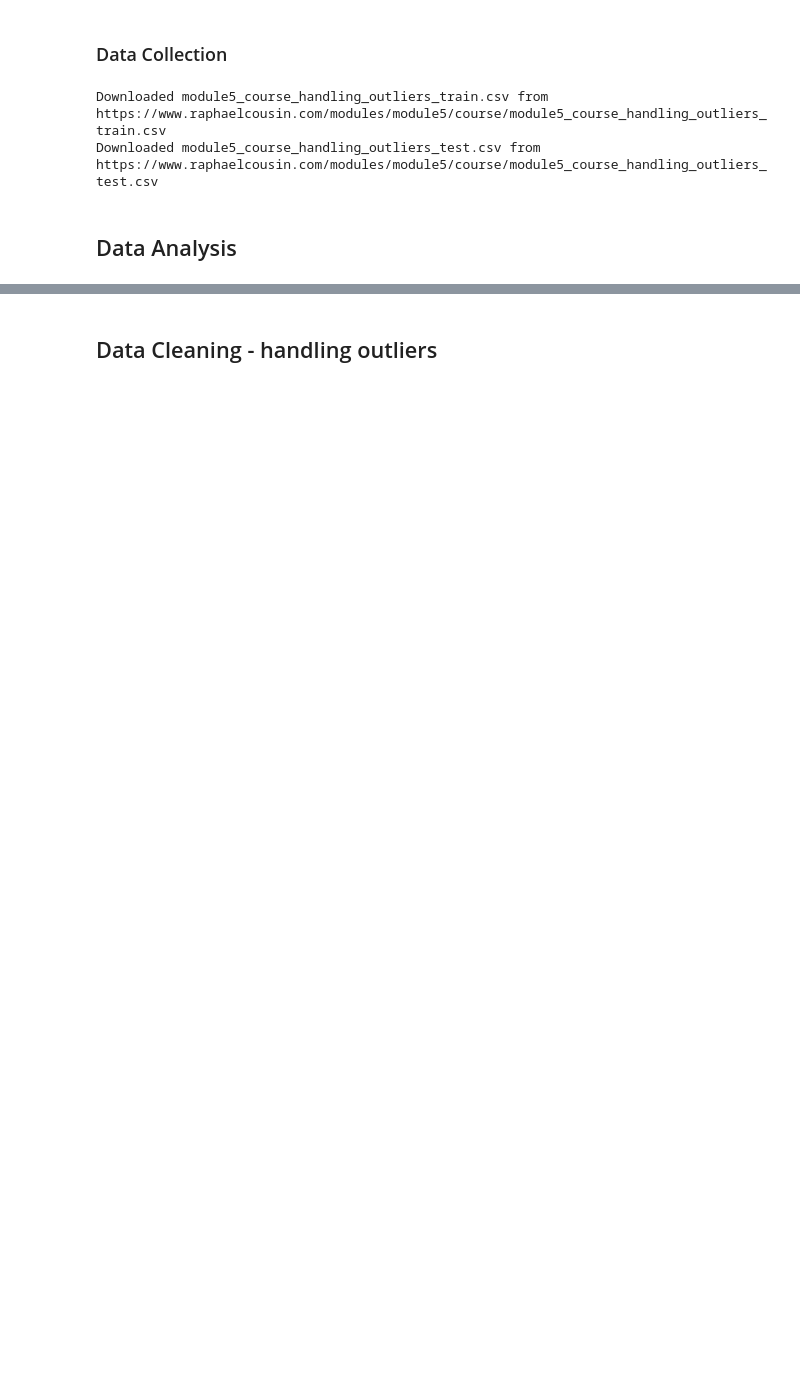
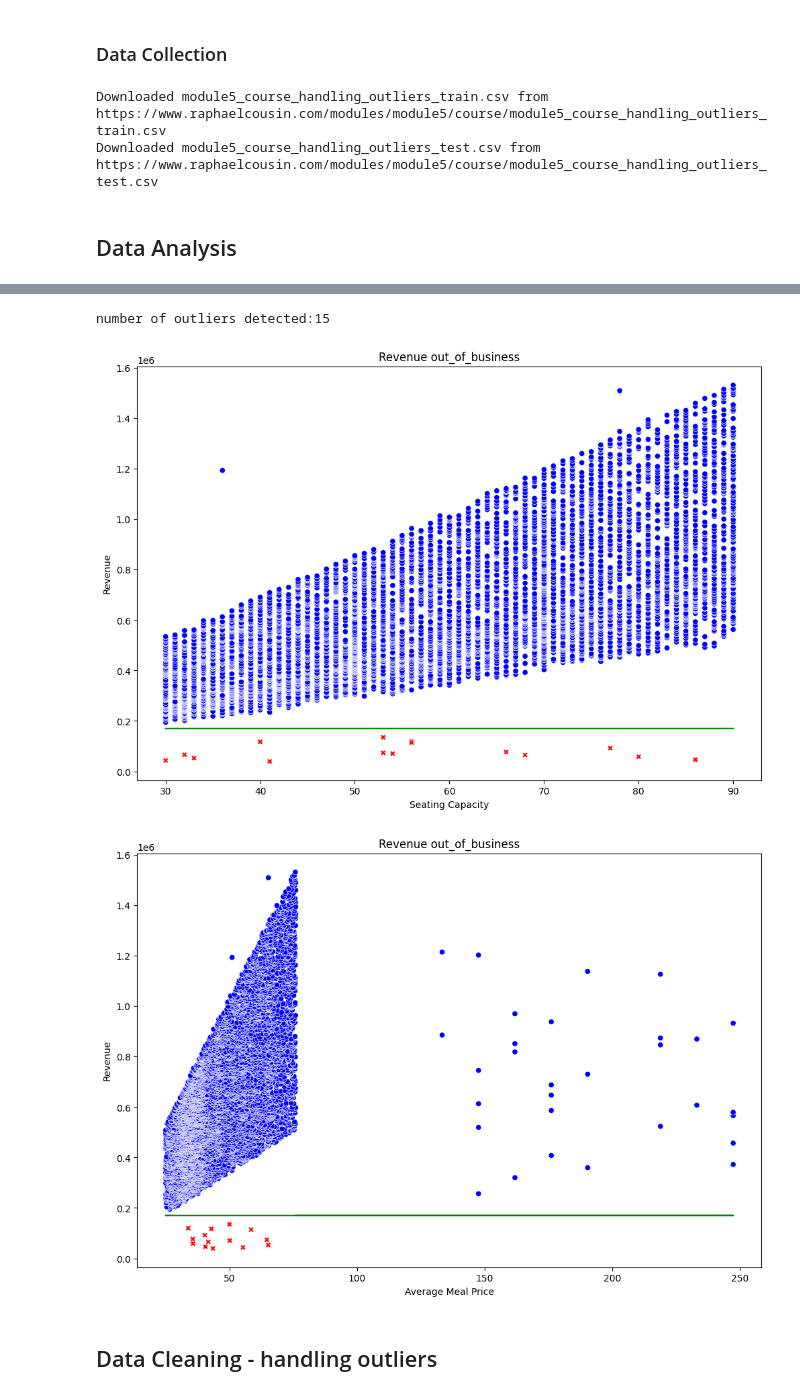
Before and after one commit to racousin/data_science_practice, a Jupyter notebook: website/public/modules/module5/course/handling_outliers.ipynb, the cells around one changed output, grey strips where cells are left out. Drawn from its saved outputs; the diff is of its cells as text; code cells hidden in the pictures; blank space fills up the shorter version.

```diff
--- a/website/public/modules/module5/course/handling_outliers.ipynb
+++ b/website/public/modules/module5/course/handling_outliers.ipynb
@@ -61,7 +61,7 @@ def calculate_residuals(df, feature, target, threshold=2):
     print(f"number of outliers detected:{len(res)}")
     return res, predictions
 
-def calculate_out_out_of_business(df, feature='Revenue', out_of_business_threshold=170000):
+def calculate_out_of_business(df, feature='Revenue', out_of_business_threshold=170000):
     res = np.where(df[feature] < out_of_business_threshold)[0]
     print(f"number of outliers detected:{len(res)}")
     return res, out_of_business_threshold
@@ -123,6 +148,6 @@ plt.show()
 # %%
 # Identify points with large residuals (e.g., more than 2 standard deviations away from the mean)
-ind_out_of_business, out_of_business = calculate_out_out_of_business(df)
+ind_out_of_business, out_of_business = calculate_out_of_business(df)
 df['out_of_business'] = False
 
 # Set True where indices match those identified as out of business
@@ -132,33 +157,37 @@ df.loc[ind_out_of_business, 'out_of_business'] = True
 plt.figure(figsize=(12, 8))
 # Plotting all points
 sns.scatterplot(x='Seating Capacity', y='Revenue', data=df, style='out_of_business',
                 hue='out_of_business', palette={False: 'blue', True: 'red'}, legend=None)
 # Plotting regression line
 plt.plot(df['Seating Capacity'],[out_of_business] * len(df), color='green')
 # # Highlighting points with large residuals
 # large_resid_indices = df[df['large_residuals']].index
 # sns.scatterplot(df.loc[large_resid_indices, 'Seating Capacity'], df.loc[large_resid_indices, 'Revenue'],
 #             color='red', s=50, edgecolor='k', label='High Residuals')
 # plt.legend()
 
 plt.title('Revenue out_of_business')
 plt.xlabel('Seating Capacity')
 plt.ylabel('Revenue')
 plt.show()
 
 # Visualization
 plt.figure(figsize=(12, 8))
 # Plotting all points
 sns.scatterplot(x='Average Meal Price', y='Revenue', data=df, style='out_of_business',
                 hue='out_of_business', palette={False: 'blue', True: 'red'}, legend=None)
 # Plotting regression line
 plt.plot(df['Average Meal Price'],[out_of_business] * len(df), color='green')
 # # Highlighting points with large residuals
 
 plt.title('Revenue out_of_business')
 plt.xlabel('Average Meal Price')
 plt.ylabel('Revenue')
 plt.show()
+# %% [output]
+number of outliers detected:15
+[figure, added]
+[figure, added]
 # %% [markdown]
 ## Data Cleaning - handling outliers
 # %%
```
Also changed, not shown: parts of 4 cells of this notebook, 16 other files.
